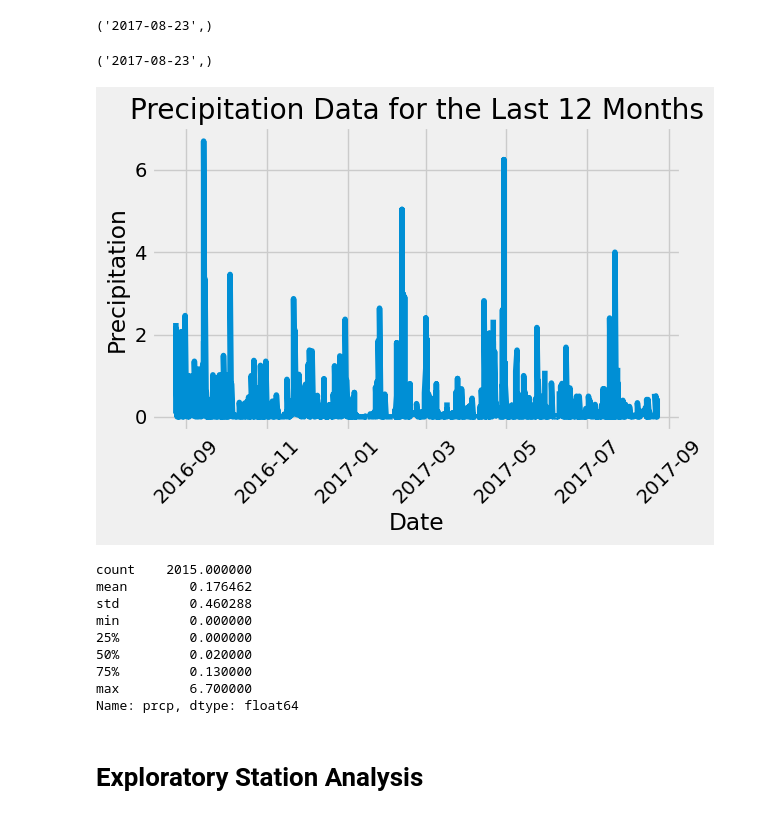
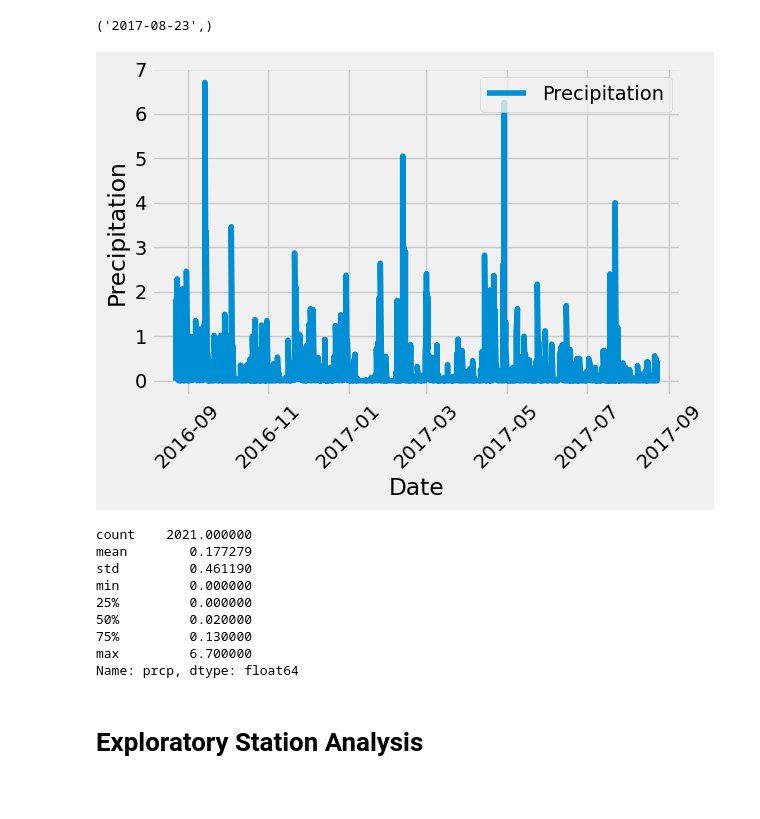
Before and after one commit to Nkortega21/sqlalchemy-challenge, a Jupyter notebook: SurfsUp/climate_starter.ipynb, the cells around one changed output. Cells and saved outputs as stored; diff of their text form; code cells hidden in the pictures.

```diff
--- a/SurfsUp/climate_starter.ipynb
+++ b/SurfsUp/climate_starter.ipynb
@@ -78,46 +78,44 @@ session.query(Measurement.date).order_by(Measurement.date.desc()).first()
 # %%
 # Design a query to retrieve the last 12 months of precipitation data and plot the results.
 # Starting from the most recent data point in the database.
 rec_date_row = session.query(Measurement.date).order_by(Measurement.date.desc()).first()
-print(rec_date_row)
 # Calculate the date one year from the last date in data set.
 if rec_date_row:
     rec_date = rec_date_row[0]
     end_date = dt.datetime.strptime(rec_date, '%Y-%m-%d')
-    start_date = end_date - dt.timedelta(days=365)
+    start_date = end_date - dt.timedelta(days=366)
 
 # Perform a query to retrieve the data and precipitation scores
 # Sort the dataframe by date
     query = text("""
             SELECT date, prcp
             FROM measurement
             WHERE date BETWEEN :start_date AND :end_date
             ORDER BY date ASC
             """)
 # Save the query results as a Pandas DataFrame. Explicitly set the column names
-prcp_df = pd.read_sql(query, engine, params={'start_date': start_date, 'end_date': end_date})
+prcp_df = pd.read_sql(query, engine, params={'start_date': start_date, 'end_date': end_date}).dropna()
 prcp_df.columns = ['date','prcp']
 
 # Use Pandas Plotting with Matplotlib to plot the data
-plt.plot(pd.to_datetime(prcp_df['date']), prcp_df['prcp'])
-plt.title('Precipitation Data for the Last 12 Months')
+plt.plot(pd.to_datetime(prcp_df['date']), prcp_df['prcp'],label = 'Precipitation')
 plt.xlabel('Date')
 plt.ylabel('Precipitation')
 plt.grid(True)
 plt.xticks(rotation=45)
 plt.tight_layout()
+plt.legend(loc='upper right')
 plt.show()
 # %% [output]
-('2017-08-23',)
-[figure, old version]
+[figure, new version]
 # %%
 # Use Pandas to calculate the summary statistics for the precipitation data
 summary_stats = prcp_df['prcp'].describe()
 summary_stats
 # %% [output]
-count    2015.000000
-mean        0.176462
-std         0.460288
+count    2021.000000
+mean        0.177279
+std         0.461190
 min         0.000000
 25%         0.000000
 50%         0.020000
```
Also changed, not shown: parts of 3 cells of this notebook, 2 other files.
